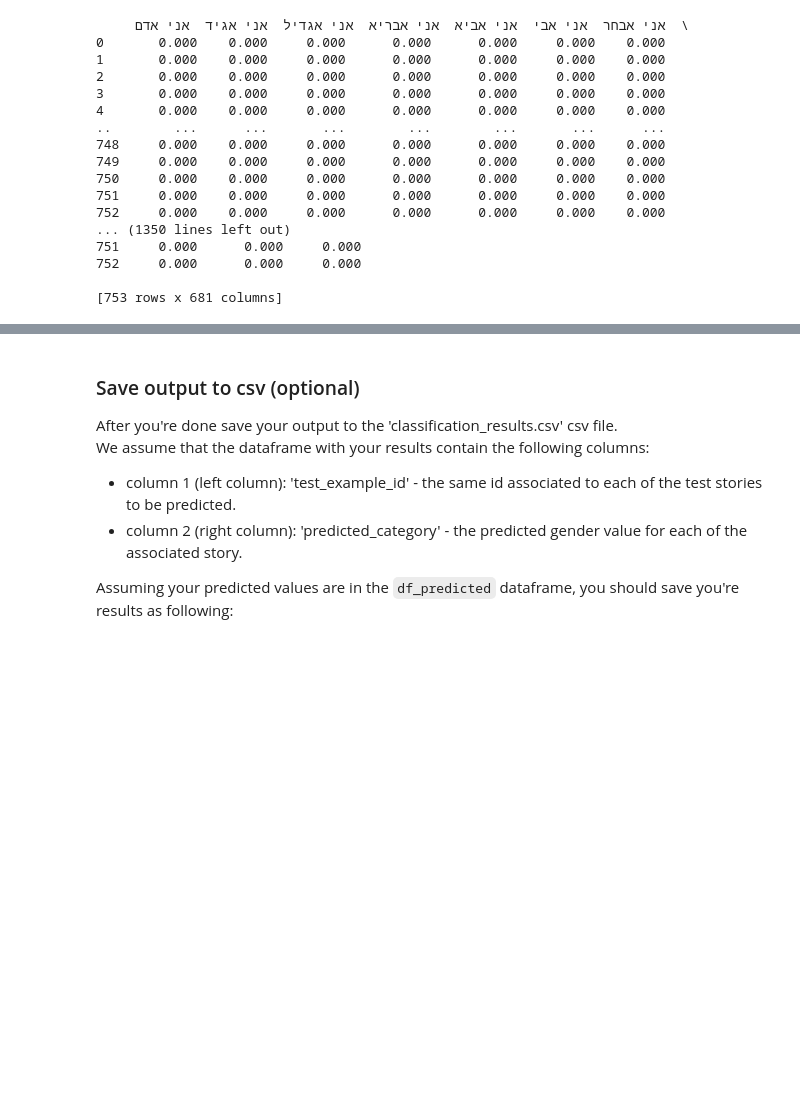
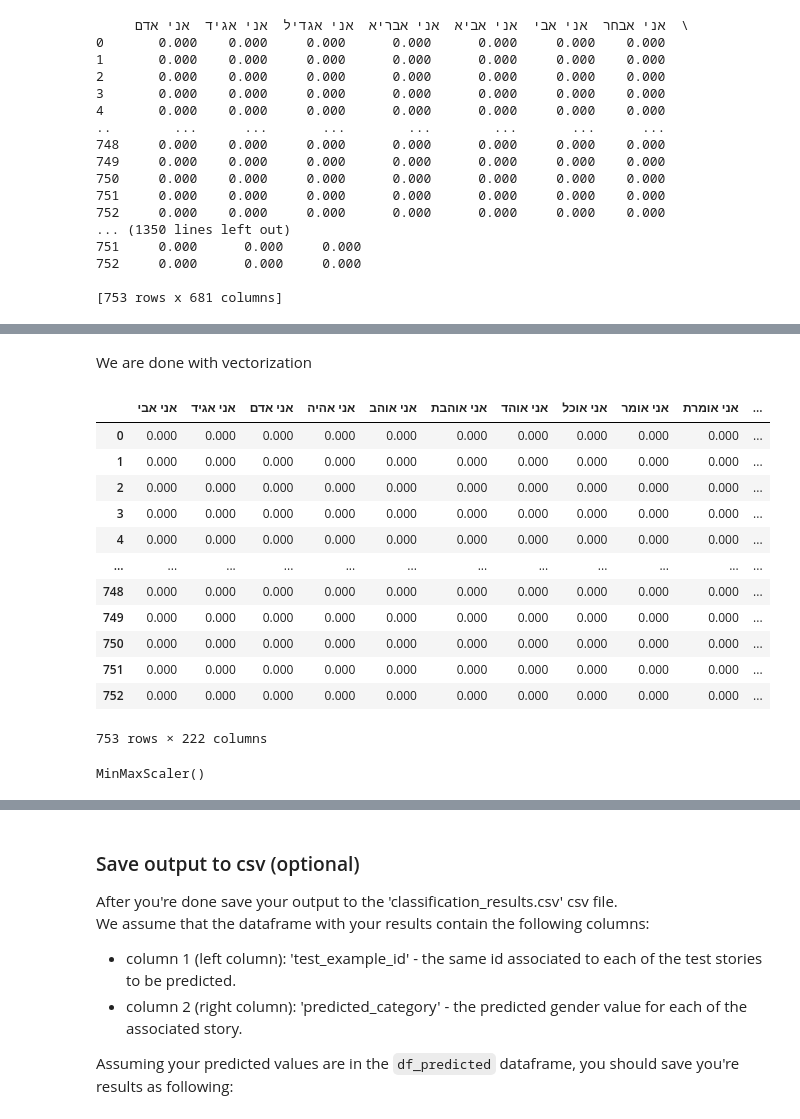
Before and after one commit to muffinM8/Text_Analysis_ML, a Jupyter notebook: Assignment3-text-analysis.ipynb, the cells around one changed output, grey strips where cells are left out. Saved outputs shown, nothing was run; the diff lists cells and outputs as text; code cells hidden in the pictures; blank space fills up the shorter version.

```diff
--- a/Assignment3-text-analysis.ipynb
+++ b/Assignment3-text-analysis.ipynb
@@ -318,7 +316,6 @@ print(tfidf_df)
 
 [753 rows x 681 columns]
 # %%
-#tfidf_df.replace(0, np.nan, inplace=True)
 # Display unique values in each column
 
 for column in tfidf_df.columns:
@@ -326,6 +323,7 @@ for column in tfidf_df.columns:
     if(len(unique_values)<3):
         try:
             tfidf_df = tfidf_df.drop([column], axis=1)
+            new_fetures.remove(column)
         except:
             print("cant delete")
 # %%
@@ -350,3 +348,23 @@ Unique values in אני שם: ['0.0', '0.44929141303796805', '0.3587923863345647
 Unique values in אני שמח: ['0.0', '0.49065576518836557', '0.8653929862432808', '0.5078388558396153', '0.6090140577609292', '0.5368646525074455', '0.29171566837816393', '0.487967271636207', '0.54441799 ...
 Unique values in אני שמחה: ['0.0', '0.6829733802393287', '1.0', '0.3761026717308458', '0.7387094951220875', '0.6701027559682777']
 Unique values in אני תמיד: ['0.0', '0.6476795393387108', '0.4438537577636038', '0.8219808207939838', '0.2593665078688782', '0.5011060236579539']
+# %% [markdown]
+We are done with vectorization
+# %%
+y=df_train['gender']
+X=tfidf_df
+X
+# %% [output]
+|  | אני אבי | אני אגיד | אני אדם | אני אהיה | אני אוהב | אני אוהבת | אני אוהד | אני אוכל | אני אומר | אני אומרת | ... |
+| 0 | 0.000 | 0.000 | 0.000 | 0.000 | 0.000 | 0.000 | 0.000 | 0.000 | 0.000 | 0.000 | ... |
+| 1 | 0.000 | 0.000 | 0.000 | 0.000 | 0.000 | 0.000 | 0.000 | 0.000 | 0.000 | 0.000 | ... |
+| 2 | 0.000 | 0.000 | 0.000 | 0.000 | 0.000 | 0.000 | 0.000 | 0.000 | 0.000 | 0.000 | ... |
+| 3 | 0.000 | 0.000 | 0.000 | 0.000 | 0.000 | 0.000 | 0.000 | 0.000 | 0.000 | 0.000 | ... |
+| 4 | 0.000 | 0.000 | 0.000 | 0.000 | 0.000 | 0.000 | 0.000 | 0.000 | 0.000 | 0.000 | ... |
+| ... | ... | ... | ... | ... | ... | ... | ... | ... | ... | ... | ... |
+| 748 | 0.000 | 0.000 | 0.000 | 0.000 | 0.000 | 0.000 | 0.000 | 0.000 | 0.000 | 0.000 | ... |
+| 749 | 0.000 | 0.000 | 0.000 | 0.000 | 0.000 | 0.000 | 0.000 | 0.000 | 0.000 | 0.000 | ... |
+| 750 | 0.000 | 0.000 | 0.000 | 0.000 | 0.000 | 0.000 | 0.000 | 0.000 | 0.000 | 0.000 | ... |
+| 751 | 0.000 | 0.000 | 0.000 | 0.000 | 0.000 | 0.000 | 0.000 | 0.000 | 0.000 | 0.000 | ... |
+| 752 | 0.000 | 0.000 | 0.000 | 0.000 | 0.000 | 0.000 | 0.000 | 0.000 | 0.000 | 0.000 | ... |
+753 rows × 222 columns
@@ -352,0 +373,7 @@ Unique values in אני תמיד: ['0.0', '0.6476795393387108', '0.4438537577636
+# %%
+scaler = MinMaxScaler()
+scaler.fit(X_train)
+X_train_scaled = scaler.transform(X_train)
+X_test_scaled = scaler.transform(X_test)
+# %% [output]
+MinMaxScaler()
```
Also changed, not shown: parts of 17 cells of this notebook.
